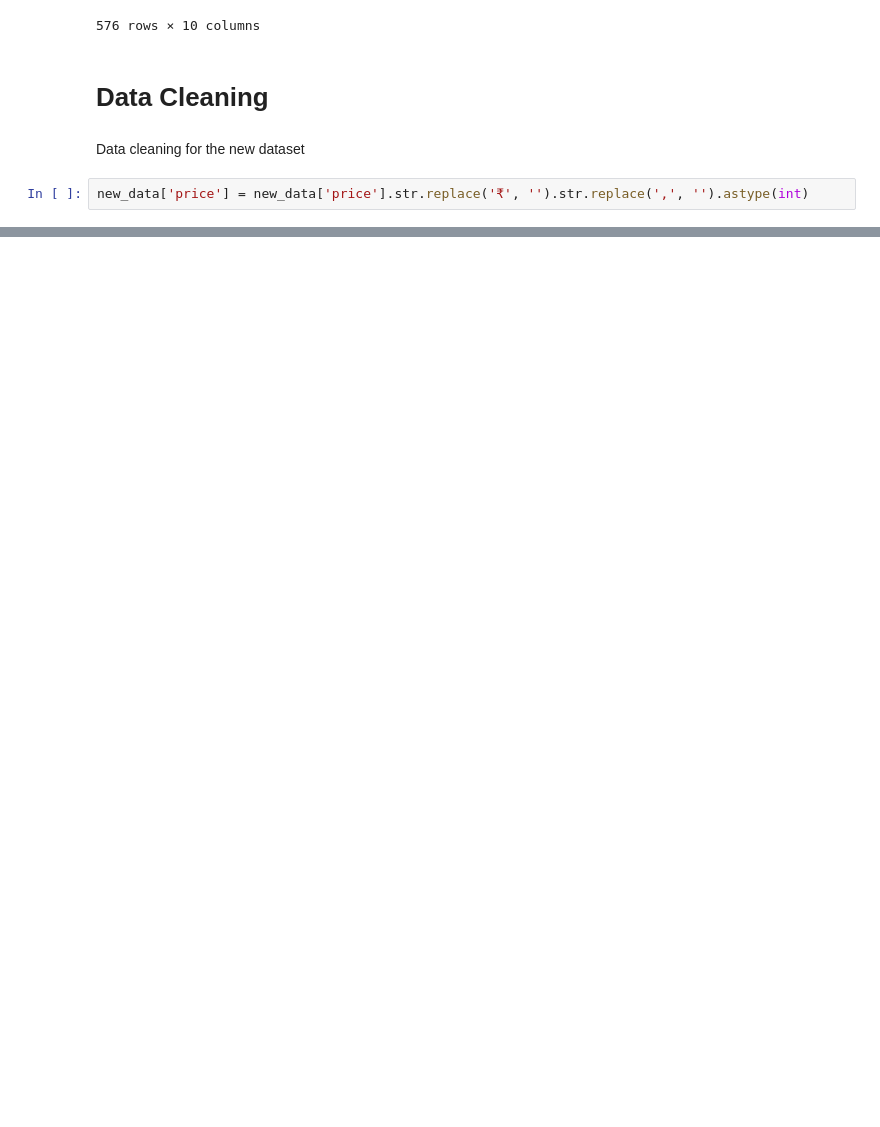
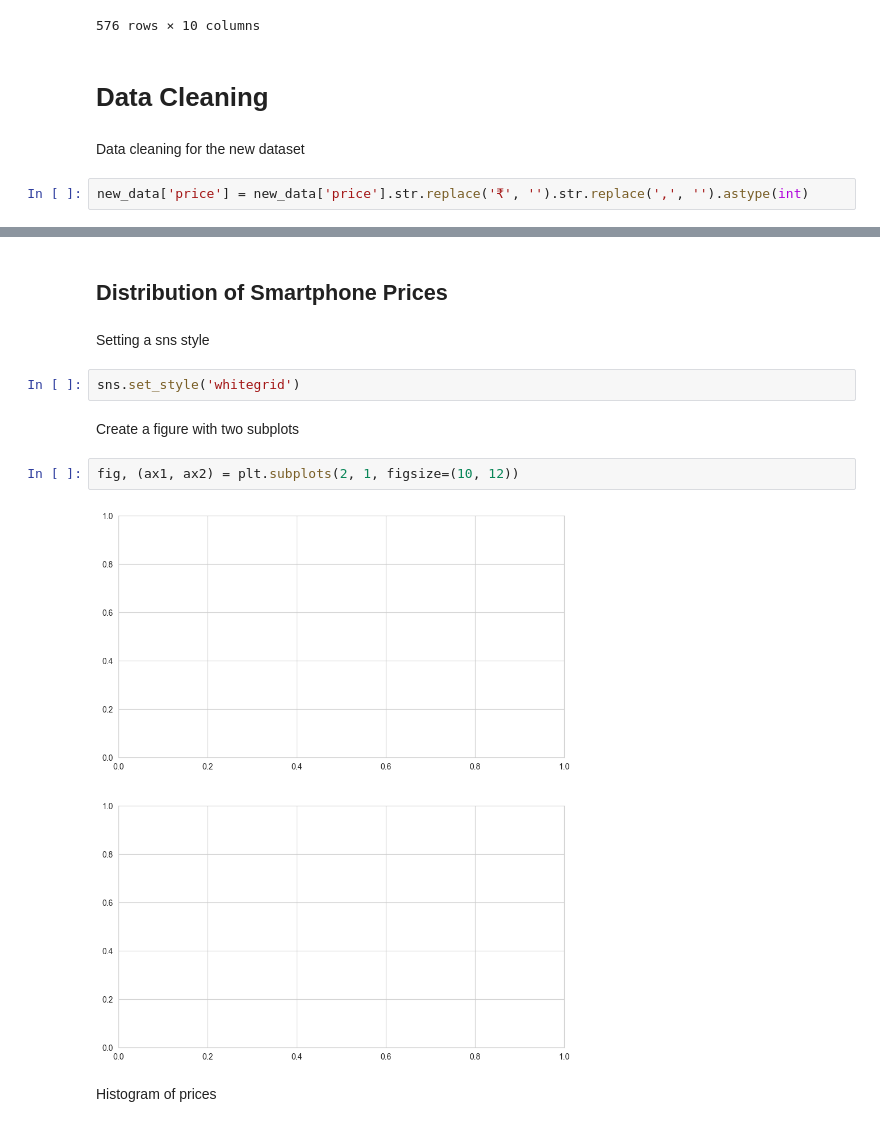
Before and after one commit to JanKosgei/Smartphone-Recommender-System, a Jupyter notebook: Recommender.ipynb, the cells around one changed output, grey strips where cells are left out. Drawn from its saved outputs; the diff is of its cells as text; blank space fills up the shorter version.

```diff
--- a/Recommender.ipynb
+++ b/Recommender.ipynb
@@ -59,0 +161,14 @@ new_data['price'] = new_data['price'].str.replace('₹', '').str.replace(',', ''
+# %% [markdown]
+## Distribution of Smartphone Prices
+# %% [markdown]
+Setting a sns style
+# %%
+sns.set_style('whitegrid')
+# %% [markdown]
+Create a figure with two subplots
+# %%
+fig, (ax1, ax2) = plt.subplots(2, 1, figsize=(10, 12))
+# %% [output]
+[figure, added]
+# %% [markdown]
+Histogram of prices
```
Also changed, not shown: parts of 40 cells of this notebook.
